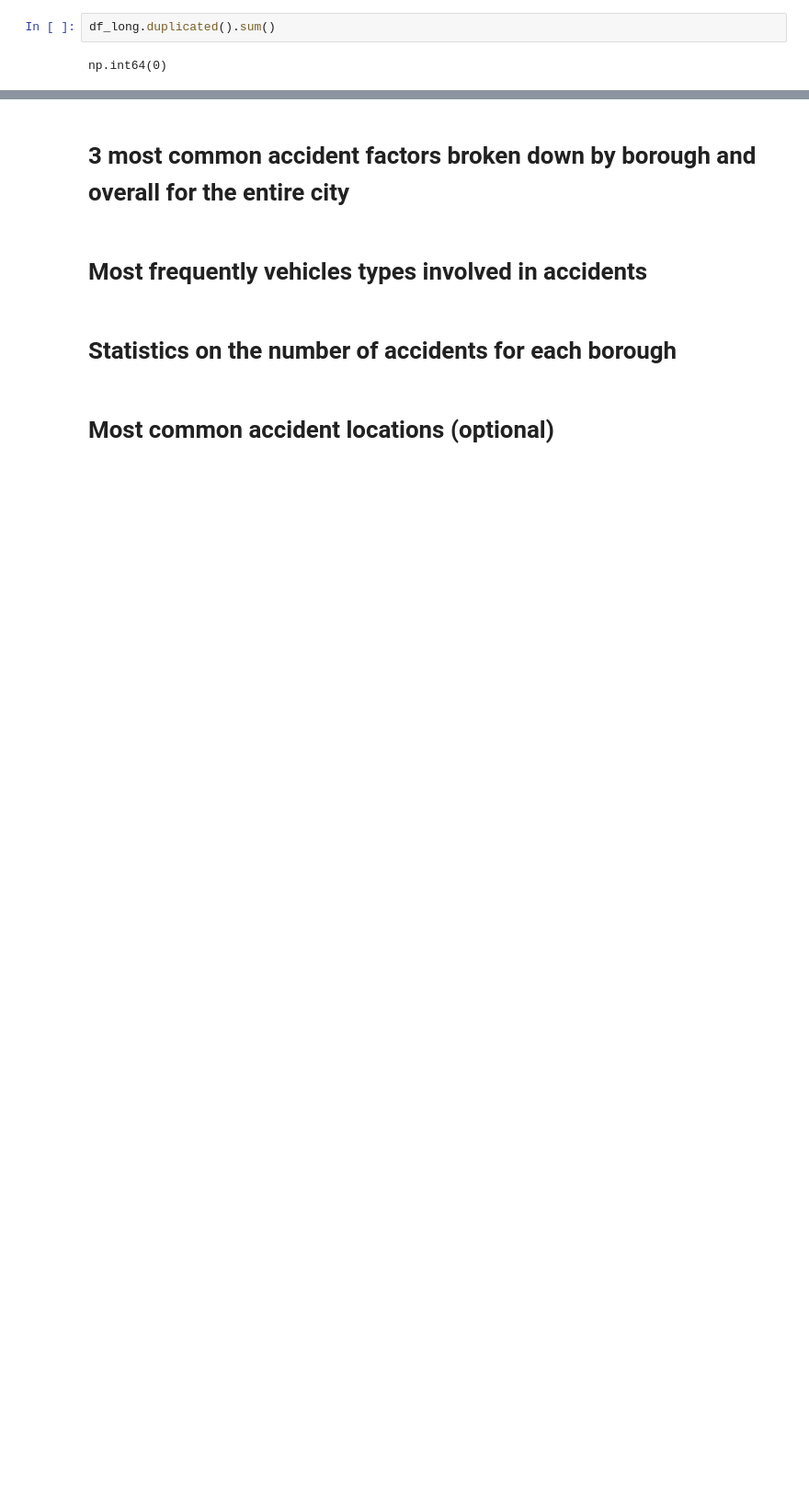
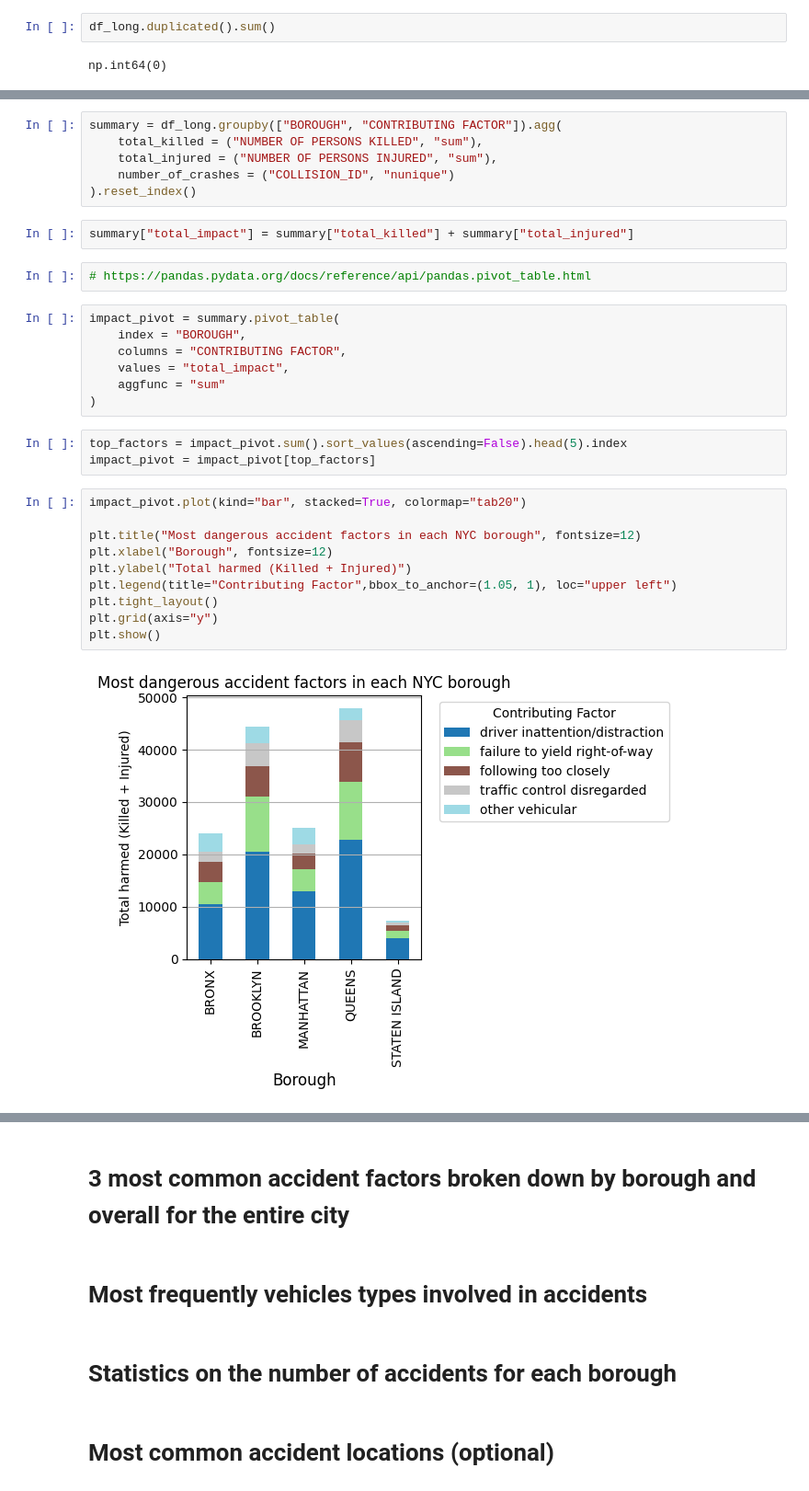
Before and after one commit to IgorGarlej/nyc-traffic-accident-analysis, a Jupyter notebook: notebooks/02.Analysis.ipynb, the cells around one changed output, grey strips where cells are left out. Shown at 92% size. Cells and saved outputs as stored; diff of their text form; blank space fills up the shorter version.

Commit message:
Dangerous factors and statiscs on kileld and injured

```diff
--- a/notebooks/02.Analysis.ipynb
+++ b/notebooks/02.Analysis.ipynb
@@ -73 +99,33 @@ np.int64(0)
+# %%
+summary = df_long.groupby(["BOROUGH", "CONTRIBUTING FACTOR"]).agg(
+    total_killed = ("NUMBER OF PERSONS KILLED", "sum"),
+    total_injured = ("NUMBER OF PERSONS INJURED", "sum"),
+    number_of_crashes = ("COLLISION_ID", "nunique")
+).reset_index()
+# %%
+summary["total_impact"] = summary["total_killed"] + summary["total_injured"]
+# %%
+# https://pandas.pydata.org/docs/reference/api/pandas.pivot_table.html
+# %%
+impact_pivot = summary.pivot_table(
+    index = "BOROUGH",
+    columns = "CONTRIBUTING FACTOR",
+    values = "total_impact",
+    aggfunc = "sum"
+)
+# %%
+top_factors = impact_pivot.sum().sort_values(ascending=False).head(5).index
+impact_pivot = impact_pivot[top_factors]
+# %%
+impact_pivot.plot(kind="bar", stacked=True, colormap="tab20")
+
+plt.title("Most dangerous accident factors in each NYC borough", fontsize=12)
+plt.xlabel("Borough", fontsize=12)
+plt.ylabel("Total harmed (Killed + Injured)")
+plt.legend(title="Contributing Factor",bbox_to_anchor=(1.05, 1), loc="upper left")
+plt.tight_layout()
+plt.grid(axis="y")
+plt.show()
+# %% [output]
+[figure, added]
 # %% [markdown]
```
Also changed, not shown: parts of 13 cells of this notebook.
